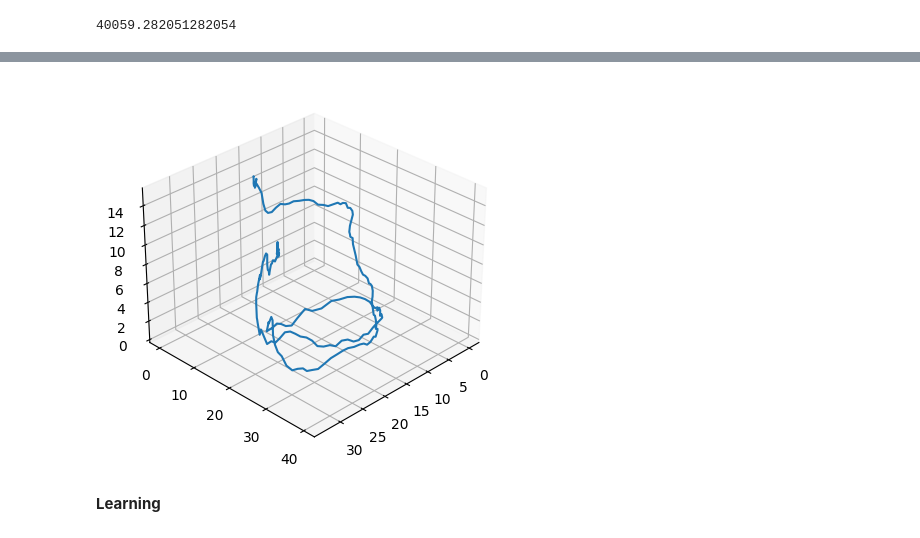
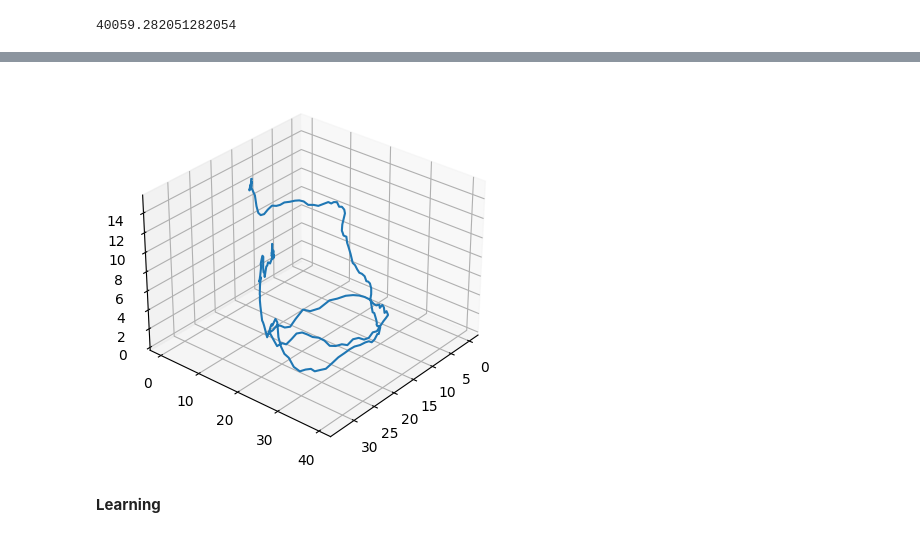
Before and after one commit to dharambirpoddar/RL_Bird, a Jupyter notebook: DNN_Bird_controller.ipynb, the cells around one changed output, grey strips where cells are left out. Cells and saved outputs as stored; diff of their text form; code cells hidden in the pictures.

```diff
--- a/DNN_Bird_controller.ipynb
+++ b/DNN_Bird_controller.ipynb
@@ -86,5 +86,5 @@ drive.mount('/content/drive')
 Drive already mounted at /content/drive; to attempt to forcibly remount, call drive.mount("/content/drive", force_remount=True).
 # %%
 import pandas as pd
-df_raw=pd.read_csv('/content/drive/MyDrive/Dharambir MasterThesis/NN Code/dataMain.csv')
-#print(df)
+df_raw=pd.read_csv('/content/drive/MyDrive/Dharambir MasterThesis/NN Code/dataMain2.csv')
+df_raw
@@ -274,4 +215,5 @@ See the caveats in the documentation: https://pandas.pydata.org/pandas-docs/stab
 # %%
 #Rearrange Coloumn Dataframe
-df=df[['Seq','TimeUS','TimeUS_diff','Roll','Roll_diff','Pitch','Pitch_diff','Yaw','Yaw_diff','x_axis','x_axis_diff','y_axis','y_axis_diff','Alt','Alt_diff','C1_Roll','C2_Pitch','C3_Throttle']]
-df
+df=df[['TimeUS_diff','Roll','Pitch','Yaw','x_axis','y_axis','Alt','C1_Roll','C2_Pitch','C3_Throttle']]
+
+#df['vx']=df['AcX']*df['TimeUS_diff']
@@ -307,30 +224,30 @@ plt.show()
 # %%
 from mpl_toolkits.mplot3d import Axes3D
 
 # Your data loading code
 x = df['x_axis']
 y = df['y_axis']
 z = df['Alt']
 
 # Create the figure and 3D axes
 fig = plt.figure()
 ax = fig.add_subplot(111, projection='3d')
 
 # Plot your 3D line
 ax.plot(x, y, z, label='3D Line')
 
 
 def change_view(elevation, azimuth):
     ax.view_init(elev=elevation, azim=azimuth)
     fig.canvas.draw_idle()
 
 # Example: Change to a specific view
-change_view(30, 45)
+change_view(30, 40)
 
 # Show the plot
 plt.show()
 # %% [output]
-[figure, old version]
+[figure, new version]
 # %% [markdown]
 **Learning**
 # %%
```
Also changed, not shown: parts of 30 cells of this notebook.
